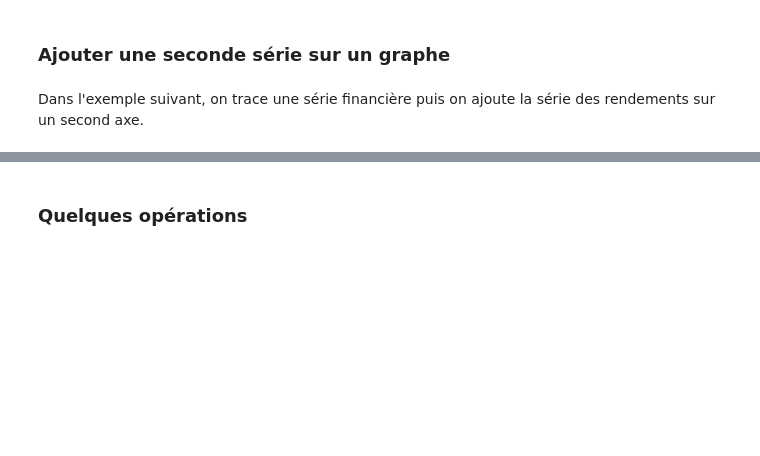
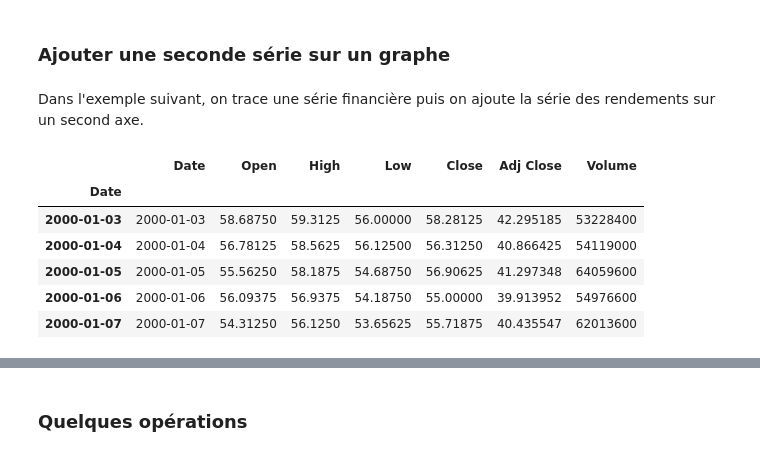
Before and after one commit to sdpython/pyensae, a Jupyter notebook: _doc/notebooks/pyensae_StockPrices.ipynb, the cells around one changed output, grey strips where cells are left out. Drawn from its saved outputs; the diff is of its cells as text; code cells hidden in the pictures; blank space fills up the shorter version.

```diff
--- a/_doc/notebooks/pyensae_StockPrices.ipynb
+++ b/_doc/notebooks/pyensae_StockPrices.ipynb
@@ -98,5 +98,15 @@ Ce type de série ne fait pas toujours apparaître les saut de prix qui survient
 ### Ajouter une seconde série sur un graphe
 # %% [markdown]
 Dans l'exemple suivant, on trace une série financière puis on ajoute la série des rendements sur un second axe.
+# %%
+stock.head()
+# %% [output]
+|  | Date | Open | High | Low | Close | Adj Close | Volume |
+| Date |  |  |  |  |  |  |  |
+| 2000-01-03 | 2000-01-03 | 58.68750 | 59.3125 | 56.00000 | 58.28125 | 42.295185 | 53228400 |
+| 2000-01-04 | 2000-01-04 | 56.78125 | 58.5625 | 56.12500 | 56.31250 | 40.866425 | 54119000 |
+| 2000-01-05 | 2000-01-05 | 55.56250 | 58.1875 | 54.68750 | 56.90625 | 41.297348 | 64059600 |
+| 2000-01-06 | 2000-01-06 | 56.09375 | 56.9375 | 54.18750 | 55.00000 | 39.913952 | 54976600 |
+| 2000-01-07 | 2000-01-07 | 54.31250 | 56.1250 | 53.65625 | 55.71875 | 40.435547 | 62013600 |
 # %%
 stock = StockPrices(tick)
```
Also changed, not shown: parts of 10 cells of this notebook, 4 other files.
